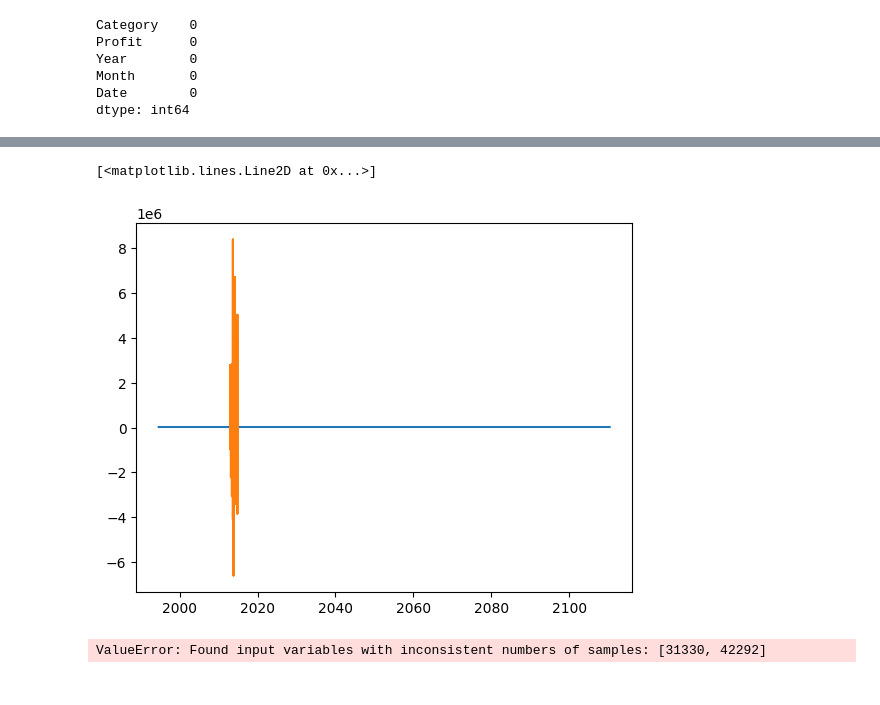
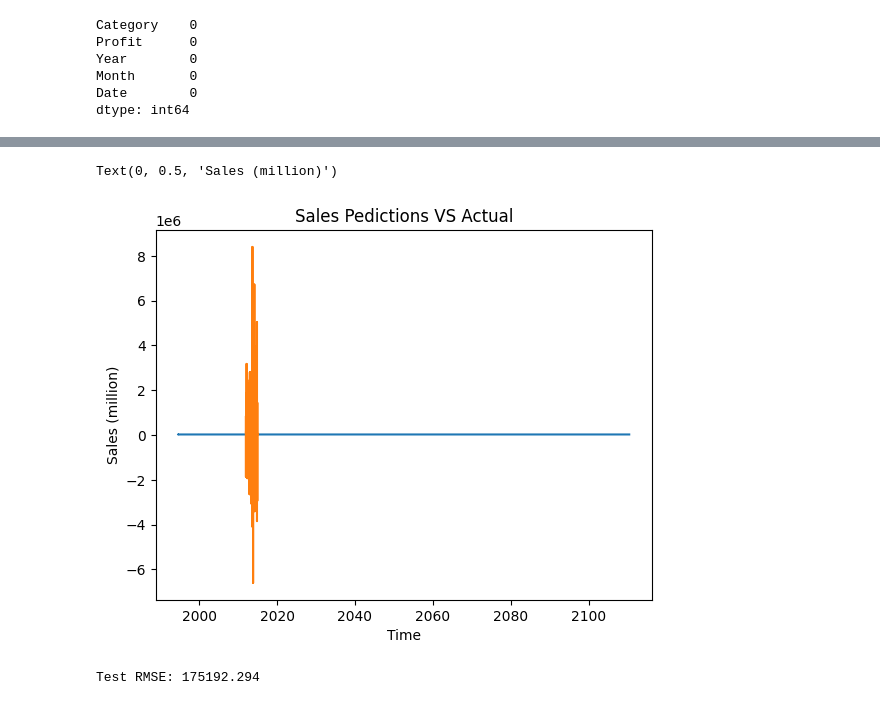
Before and after one commit to Theranmeadows97/dsc630predictiveAnalytics, a Jupyter notebook: project/milestone4.ipynb, the cells around one changed output, grey strips where cells are left out. Saved outputs shown, nothing was run; the diff lists cells and outputs as text; code cells hidden in the pictures.

```diff
--- a/project/milestone4.ipynb
+++ b/project/milestone4.ipynb
@@ -105,0 +97,2 @@ plt.show()
+# %%
+superstore_data_clean['Date'] = pd.to_datetime(superstore_data_clean['Date'])
@@ -106,5 +130,5 @@ plt.show()
 # %%
 # spliting the data into test and train
 
-train_df= superstore_data_clean[superstore_data_clean.index < '2012']
-test_df = superstore_data_clean[superstore_data_clean.index >= '2013']
+train_df = superstore_data_clean[superstore_data_clean.index < '2012-01-01']
+test_df = superstore_data_clean[superstore_data_clean.index >= '2012-01-01']
@@ -117,11 +157,14 @@ time_predictions = time_model.predict(start = len(train_df), end = (len(supersto
 # %%
 plt.plot(time_predictions)
 plt.plot(test_df)
+plt.title("Sales Pedictions VS Actual")
+plt.xlabel("Time")
+plt.ylabel("Sales (million)")
 # %% [output]
-[<matplotlib.lines.Line2D at 0x...>]
+Text(0, 0.5, 'Sales (million)')
-[figure, old version]
+[figure, new version]
 # %%
 rmse = sqrt(mean_squared_error(test_df, time_predictions))
 print('Test RMSE: %.3f' % rmse)
 # %% [output]
-ValueError: Found input variables with inconsistent numbers of samples: [31330, 42292]
+Test RMSE: 175192.294
```
Also changed, not shown: parts of 8 cells of this notebook, 17 other files.
